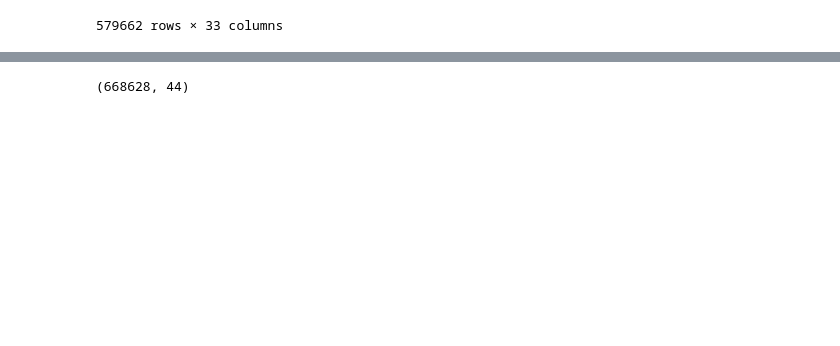
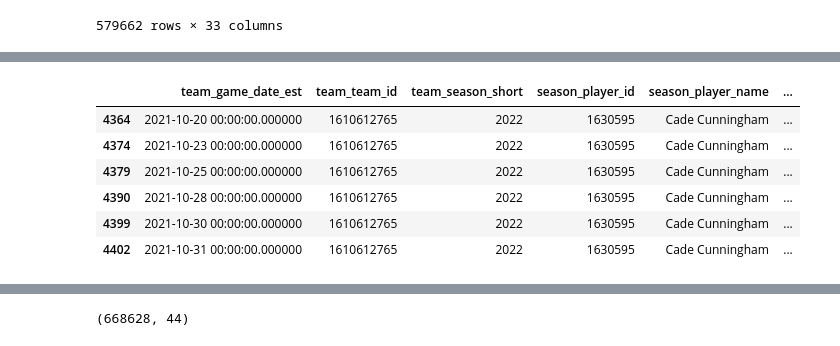
Before and after one commit to brownbrandon272/basketball, a Jupyter notebook: scripts/create_ts_data.ipynb, the cells around one changed output, grey strips where cells are left out. Cells and saved outputs as stored; diff of their text form; code cells hidden in the pictures; blank space fills up the shorter version.

```diff
--- a/scripts/create_ts_data.ipynb
+++ b/scripts/create_ts_data.ipynb
@@ -796,26 +842,43 @@ df_zach_collins
 # %%
 ## 3. Join games table onto season table
 import pandasql as ps
 
 sqlcode = '''
-select team.GAME_DATE_EST as team_game_date_est,
-    team.TEAM_ID as team_team_id,
-    team.season_short as team_season_short,
-    player.*
-from df_gamedays2 team
-left join df_zach_collins player
-    on team.GAME_ID = player.GAME_ID
-        and team.TEAM_ID = player.TEAM_ID
-        and team.season_short = player.season_short
-        and (
-            ((player.next_game_date is null) and (team.GAME_DATE_EST > player.GAME_DATE_EST))
-            or ((player.last_game_date is null) and (team.GAME_DATE_EST <= player.GAME_DATE_EST))
-            or ((player.next_game_date is not null) and (player.last_game_date is not null) and
-                (team.GAME_DATE_EST >= player.GAME_DATE_EST) and (team.GAME_DATE_EST < player.next_game_date))
-        )
-;
-'''
+    select team.GAME_DATE_EST as team_game_date_est,
+        team.TEAM_ID as team_team_id,
+        team.season_short as team_season_short,
+        season.PLAYER_ID as season_player_id,
+        season.PLAYER_NAME as season_player_name,
+        player.*
+    from df_gamedays2 team
+    inner join some_players_seasons season
+        on team.season_short = season.season_short
+            and team.TEAM_ID = season.TEAM_ID
+            and ((team.TEAM_ID = season.first_team_of_season) or (team.GAME_DATE_EST >= season.min_date))
+            and ((team.TEAM_ID = season.last_team_of_season) or (team.GAME_DATE_EST < season.max_date))
+    left join df_game_detail_ts player
+        on season.PLAYER_ID = player.PLAYER_ID
+            and team.GAME_ID = player.GAME_ID
+            and team.TEAM_ID = player.TEAM_ID
+            and team.season_short = player.season_short
+            and (
+                ((player.next_game_date is null) and (team.GAME_DATE_EST > player.GAME_DATE_EST))
+                or ((player.last_game_date is null) and (team.GAME_DATE_EST <= player.GAME_DATE_EST))
+                or ((player.next_game_date is not null) and (player.last_game_date is not null) and
+                    (team.GAME_DATE_EST >= player.GAME_DATE_EST) and (team.GAME_DATE_EST < player.next_game_date))
+            )
+    ;
+    '''
 
-df_zach_collins_filled = ps.sqldf(sqlcode,locals())
+some_players_games_filled = ps.sqldf(sqlcode,locals())
+display(some_players_games_filled[(some_players_games_filled['season_player_name'] == 'Cade Cunningham')].head(6))
+# %% [output]
+|  | team_game_date_est | team_team_id | team_season_short | season_player_id | season_player_name | ... |
+| 4364 | 2021-10-20 00:00:00.000000 | 1610612765 | 2022 | 1630595 | Cade Cunningham | ... |
+| 4374 | 2021-10-23 00:00:00.000000 | 1610612765 | 2022 | 1630595 | Cade Cunningham | ... |
+| 4379 | 2021-10-25 00:00:00.000000 | 1610612765 | 2022 | 1630595 | Cade Cunningham | ... |
+| 4390 | 2021-10-28 00:00:00.000000 | 1610612765 | 2022 | 1630595 | Cade Cunningham | ... |
+| 4399 | 2021-10-30 00:00:00.000000 | 1610612765 | 2022 | 1630595 | Cade Cunningham | ... |
+| 4402 | 2021-10-31 00:00:00.000000 | 1610612765 | 2022 | 1630595 | Cade Cunningham | ... |
 # %%
 ## convert any field with date in it to datetime
```
Also changed, not shown: parts of 5 cells of this notebook.
